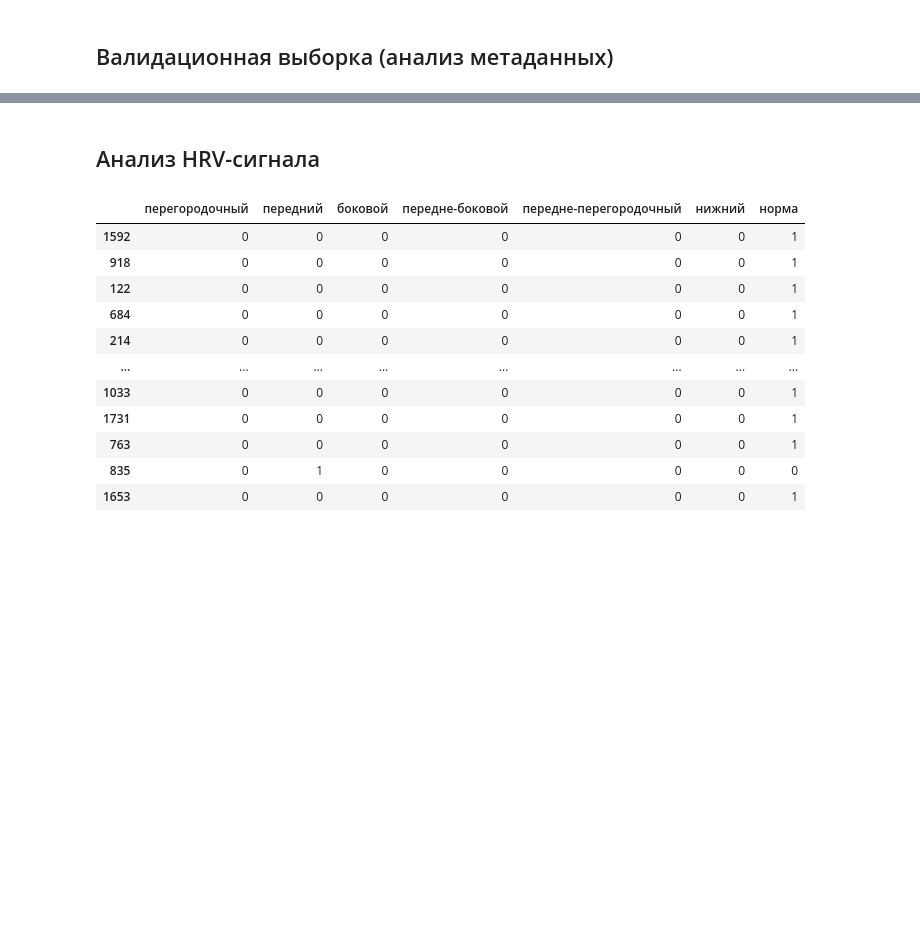
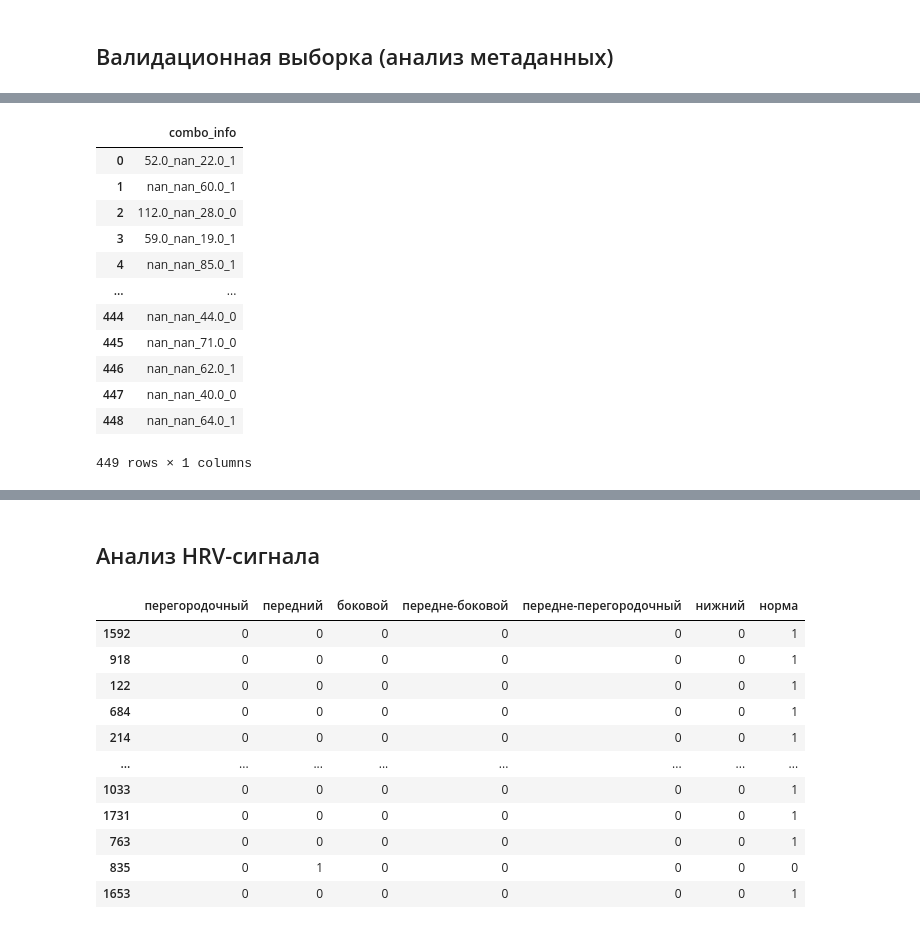
Before and after one commit to vikt-l/ECGMultilableClassification, a Jupyter notebook: main.ipynb, the cells around one changed output, grey strips where cells are left out. Saved outputs shown, nothing was run; the diff lists cells and outputs as text; code cells hidden in the pictures; blank space fills up the shorter version.

```diff
--- a/main.ipynb
+++ b/main.ipynb
@@ -1240,0 +1386,22 @@ f1_score(y_train_meta, cat_meta.predict(X_train_meta), average = 'macro')
+# %%
+combo_info = df_test['weight'].astype(str) + '_' + df_test['height'].astype(str) \
+    + '_' + df_test['age'].astype(str) + '_' + df_test['sex'].astype(str)
+df_test.insert(0, 'combo_info', combo_info)
+
+df_test.drop(['weight', 'height', 'age', 'sex', 'patient_id', 'record_name'], axis= 1 , inplace= True)
+# %%
+df_test
+# %% [output]
+|  | combo_info |
+| 0 | 52.0_nan_22.0_1 |
+| 1 | nan_nan_60.0_1 |
+| 2 | 112.0_nan_28.0_0 |
+| 3 | 59.0_nan_19.0_1 |
+| 4 | nan_nan_85.0_1 |
+| ... | ... |
+| 444 | nan_nan_44.0_0 |
+| 445 | nan_nan_71.0_0 |
+| 446 | nan_nan_62.0_1 |
+| 447 | nan_nan_40.0_0 |
+| 448 | nan_nan_64.0_1 |
+449 rows × 1 columns
```
Also changed, not shown: parts of 56 cells of this notebook.
